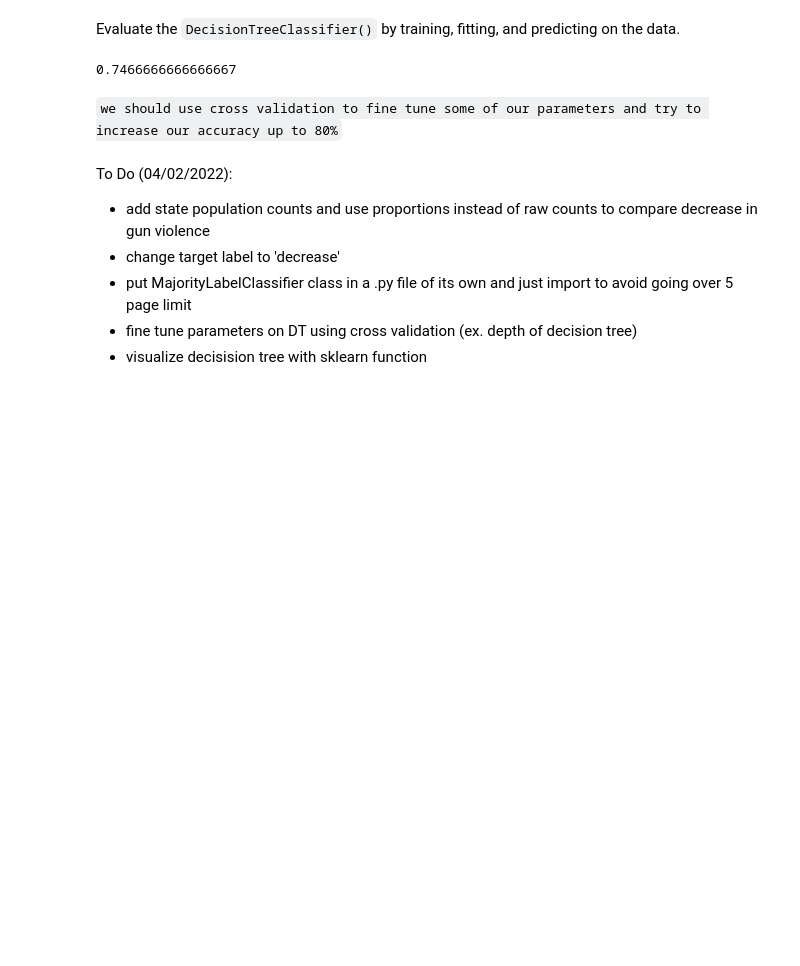
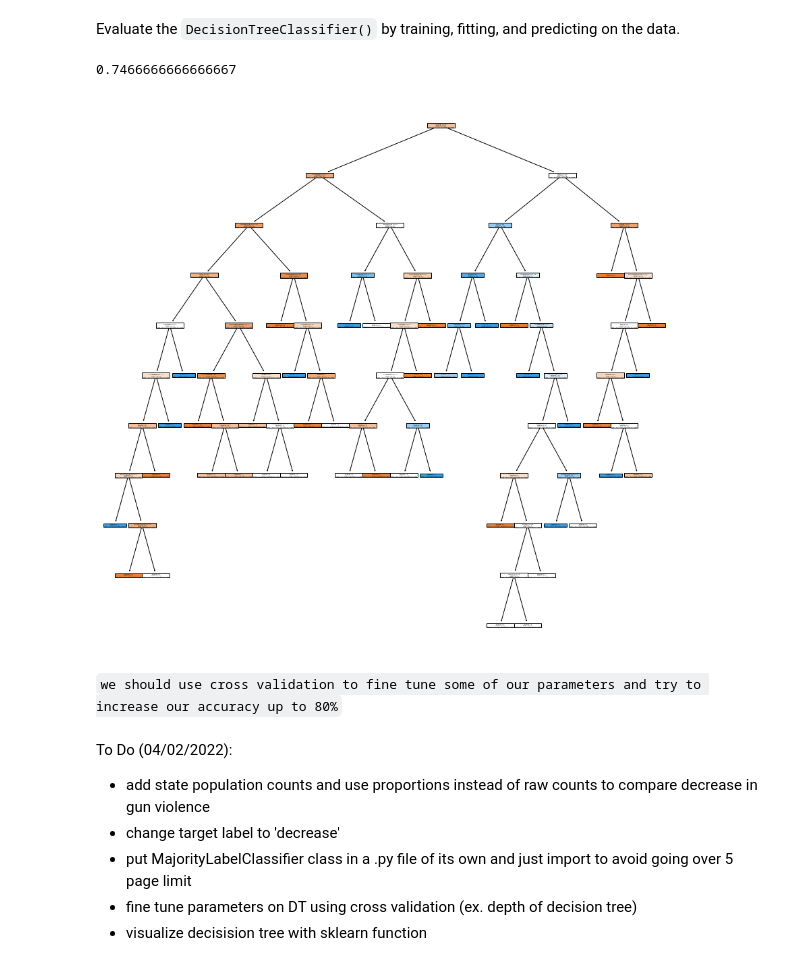
Before and after one commit to uic-cs418/cs418-spring22-purple, a Jupyter notebook: decision_tree.ipynb, the cells around one changed output. Cells and saved outputs as stored; diff of their text form; code cells hidden in the pictures; blank space fills up the shorter version.

Commit message:
Added code to plot decision tree
Nodes in Decision Tree are hard to see

```diff
--- a/decision_tree.ipynb
+++ b/decision_tree.ipynb
@@ -49,7 +50,7 @@ alongside the population increase/decrease (ex. #cases in Alabama 2015/ populati
 `to stay consistent should we also do > 2014 in the cases dataset`
 # %%
 #  gun laws dataset cleaned
-laws = pd.read_csv('DATABASE_0.csv')
+laws = pd.read_csv('statefirearmlaws.csv')
 laws = laws[(laws['year'] > 2014) & (laws['year'] < 2018)]
 laws.head(5)
 # %% [output]
@@ -144,6 +145,14 @@ y_predict = clf_model.predict(X_test)
 clf_model.score(X,y)
 # %% [output]
 0.7466666666666667
+# %%
+feature_names_list = list(X.columns) #a list of column names from merged gun incident and reform dataset, in order; currently features are types of gun laws
+plt.figure(figsize=(15,15))
+plot_tree(clf_model, feature_names = feature_names_list,
+            class_names = ['Gun Violence Did Not Decrease', 'Gun Violence Decreased'],
+            filled = True, impurity = False); #class names match to `decrease` values [0=did not decrease, 1=did decrease]
+# %% [output]
+[figure, added]
 # %% [markdown]
 `we should use cross validation to fine tune some of our parameters and try to increase our accuracy up to 80%`
 # %% [markdown]
```
Also changed, not shown: parts of 2 cells of this notebook.
